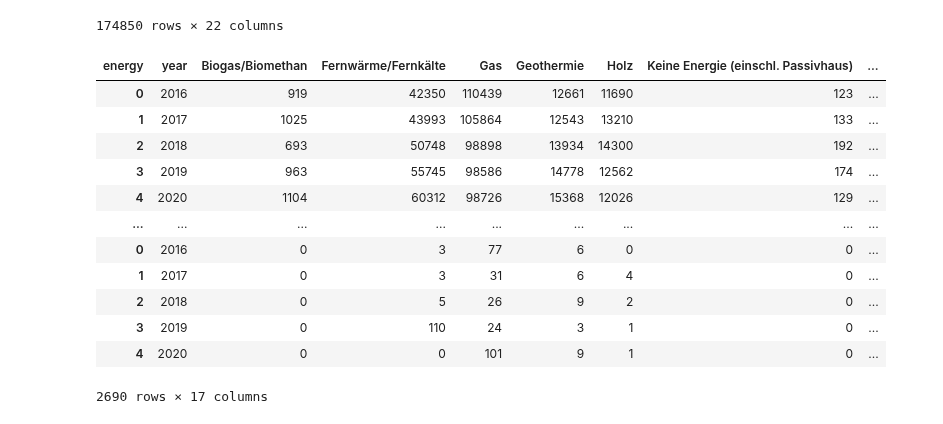
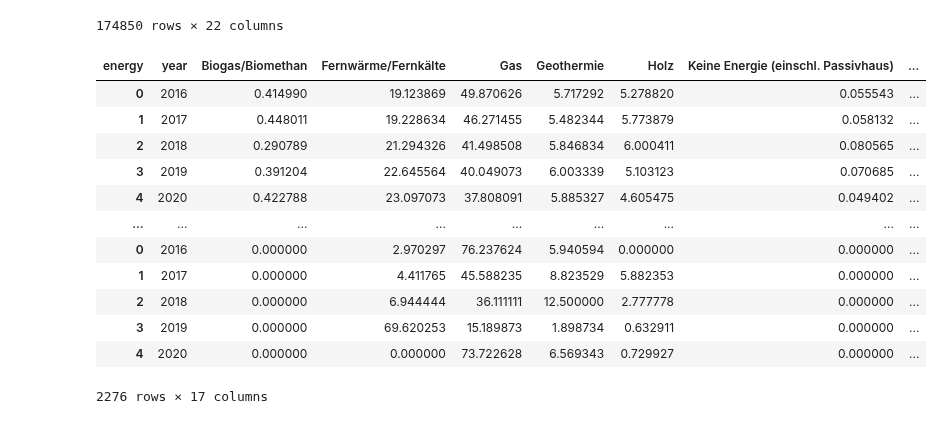
Before and after one commit to uclab-potsdam/klimataz, a Jupyter notebook: data/buildings/final_data_landkreis_new_building_renewables.ipynb, the cells around one changed output. Saved outputs shown, nothing was run; the diff lists cells and outputs as text; code cells hidden in the pictures.

```diff
--- a/data/buildings/final_data_landkreis_new_building_renewables.ipynb
+++ b/data/buildings/final_data_landkreis_new_building_renewables.ipynb
@@ -187,26 +187,26 @@ nb_kreise
 # %%
 # create_pivot_tables_
 #         viz : df dataframe slice of your data, for example a specific landkreis
 #        asProportion : bool, optional
 #            if true, the visualisation will use proportion. otherwise, the total number is used. default is true
 #        useWohnungen : bool, optional
 #            if true, flats will be counted. otherwise, buildings will be counted (which maybe have multiple flats in them). default is true
-pivot = create_pivot_tables(nb_kreise,False,True)
+pivot = create_pivot_tables(nb_kreise,True,True)
 pivot
 # %% [output]
 | energy | year | Biogas/Biomethan | Fernwärme/Fernkälte | Gas | Geothermie | Holz | Keine Energie (einschl. Passivhaus) | ... |
-| 0 | 2016 | 919 | 42350 | 110439 | 12661 | 11690 | 123 | ... |
-| 1 | 2017 | 1025 | 43993 | 105864 | 12543 | 13210 | 133 | ... |
-| 2 | 2018 | 693 | 50748 | 98898 | 13934 | 14300 | 192 | ... |
-| 3 | 2019 | 963 | 55745 | 98586 | 14778 | 12562 | 174 | ... |
-| 4 | 2020 | 1104 | 60312 | 98726 | 15368 | 12026 | 129 | ... |
+| 0 | 2016 | 0.414990 | 19.123869 | 49.870626 | 5.717292 | 5.278820 | 0.055543 | ... |
+| 1 | 2017 | 0.448011 | 19.228634 | 46.271455 | 5.482344 | 5.773879 | 0.058132 | ... |
+| 2 | 2018 | 0.290789 | 21.294326 | 41.498508 | 5.846834 | 6.000411 | 0.080565 | ... |
+| 3 | 2019 | 0.391204 | 22.645564 | 40.049073 | 6.003339 | 5.103123 | 0.070685 | ... |
+| 4 | 2020 | 0.422788 | 23.097073 | 37.808091 | 5.885327 | 4.605475 | 0.049402 | ... |
 | ... | ... | ... | ... | ... | ... | ... | ... | ... |
-| 0 | 2016 | 0 | 3 | 77 | 6 | 0 | 0 | ... |
-| 1 | 2017 | 0 | 3 | 31 | 6 | 4 | 0 | ... |
-| 2 | 2018 | 0 | 5 | 26 | 9 | 2 | 0 | ... |
-| 3 | 2019 | 0 | 110 | 24 | 3 | 1 | 0 | ... |
-| 4 | 2020 | 0 | 0 | 101 | 9 | 1 | 0 | ... |
+| 0 | 2016 | 0.000000 | 2.970297 | 76.237624 | 5.940594 | 0.000000 | 0.000000 | ... |
+| 1 | 2017 | 0.000000 | 4.411765 | 45.588235 | 8.823529 | 5.882353 | 0.000000 | ... |
+| 2 | 2018 | 0.000000 | 6.944444 | 36.111111 | 12.500000 | 2.777778 | 0.000000 | ... |
+| 3 | 2019 | 0.000000 | 69.620253 | 15.189873 | 1.898734 | 0.632911 | 0.000000 | ... |
+| 4 | 2020 | 0.000000 | 0.000000 | 73.722628 | 6.569343 | 0.729927 | 0.000000 | ... |
-2690 rows × 17 columns
+2276 rows × 17 columns
 # %%
 #change year column to string to facilitate renaming columns after second pivot
 pivot['year'] = pivot['year'].astype(str)
```
Also changed, not shown: parts of 10 cells of this notebook, 2 other files.
